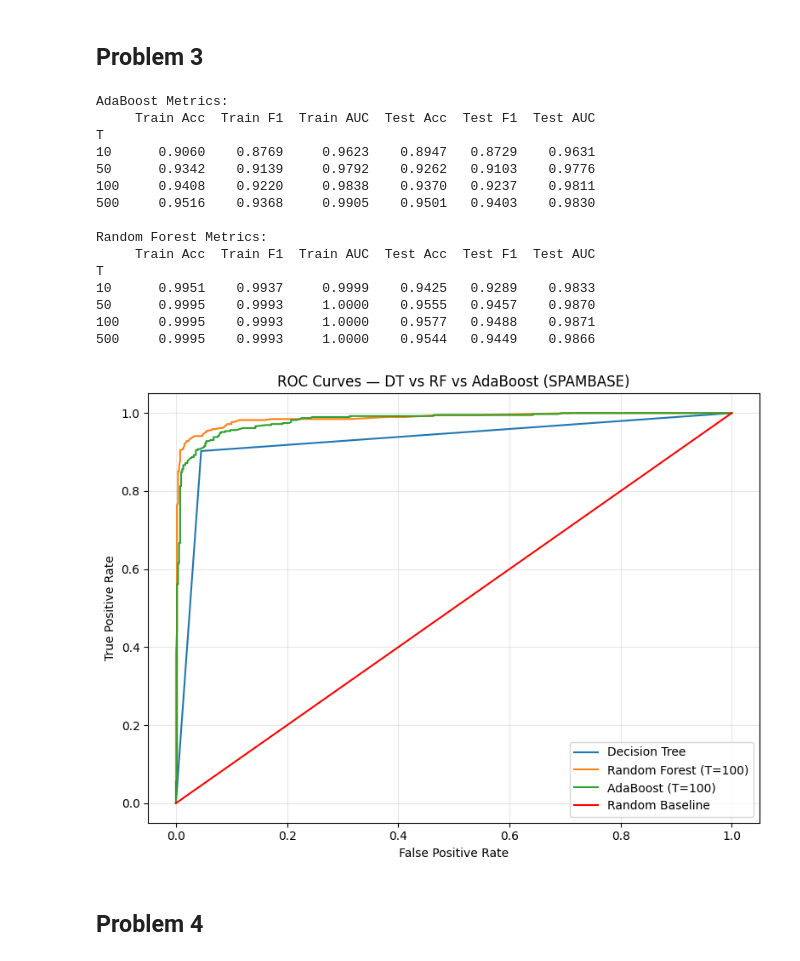
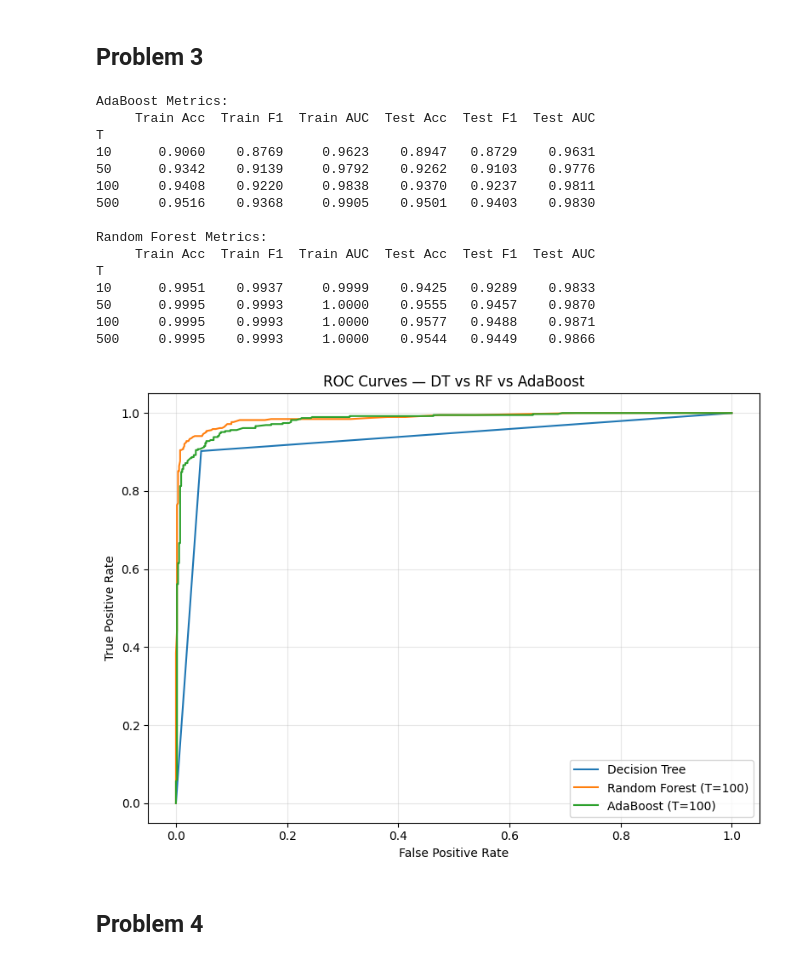
Before and after one commit to karangv/DS4400, a Jupyter notebook: HW4/DS4400_HW4.ipynb, the cells around one changed output. Cells and saved outputs as stored; diff of their text form; code cells hidden in the pictures.

```diff
--- a/HW4/DS4400_HW4.ipynb
+++ b/HW4/DS4400_HW4.ipynb
@@ -330,7 +330,7 @@ rf_df = pd.DataFrame(rf_results).set_index('T')
 print("\nRandom Forest Metrics:")
 print(rf_df.round(4))
 
-# ROC curves for DT, RF(100), AdaBoost(100)
+# Part 3: ROC curves for DT, RF(100), AdaBoost(100)
 dt = DecisionTreeClassifier(criterion='entropy', random_state=42)
 dt.fit(X_train, y_train)
 
@@ -351,37 +351,35 @@ models = {
     'AdaBoost (T=100)': ada100,
 }
 
 for name, model in models.items():
     y_proba = model.predict_proba(X_test)[:, 1]
     fpr, tpr, _ = roc_curve(y_test, y_proba)
     auc = roc_auc_score(y_test, y_proba)
     plt.plot(fpr, tpr, label=f'{name}')
-
-plt.plot([0, 1], [0, 1], '-r', label='Random Baseline')
 plt.xlabel('False Positive Rate')
 plt.ylabel('True Positive Rate')
-plt.title('ROC Curves — DT vs RF vs AdaBoost (SPAMBASE)')
+plt.title('ROC Curves — DT vs RF vs AdaBoost')
 plt.legend()
 plt.grid(True, alpha=0.3)
 plt.tight_layout()
 plt.show()
 # %% [output]
 AdaBoost Metrics:
      Train Acc  Train F1  Train AUC  Test Acc  Test F1  Test AUC
 T
 10      0.9060    0.8769     0.9623    0.8947   0.8729    0.9631
 50      0.9342    0.9139     0.9792    0.9262   0.9103    0.9776
 100     0.9408    0.9220     0.9838    0.9370   0.9237    0.9811
 500     0.9516    0.9368     0.9905    0.9501   0.9403    0.9830
 
 Random Forest Metrics:
      Train Acc  Train F1  Train AUC  Test Acc  Test F1  Test AUC
 T
 10      0.9951    0.9937     0.9999    0.9425   0.9289    0.9833
 50      0.9995    0.9993     1.0000    0.9555   0.9457    0.9870
 100     0.9995    0.9993     1.0000    0.9577   0.9488    0.9871
 500     0.9995    0.9993     1.0000    0.9544   0.9449    0.9866
-[figure, old version]
+[figure, new version]
 # %% [markdown]
 ## Problem 4
 # %%
```
Also changed, not shown: parts of 3 cells of this notebook.
